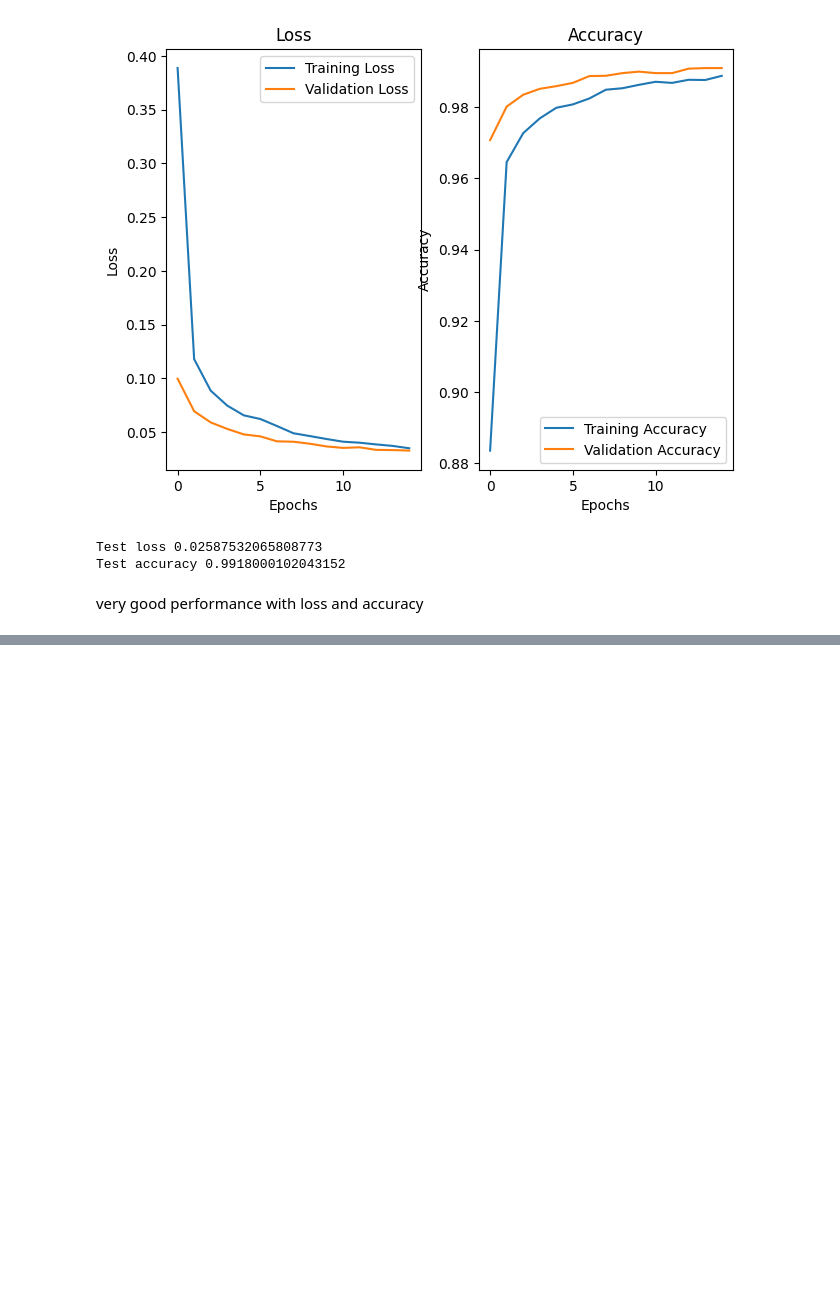
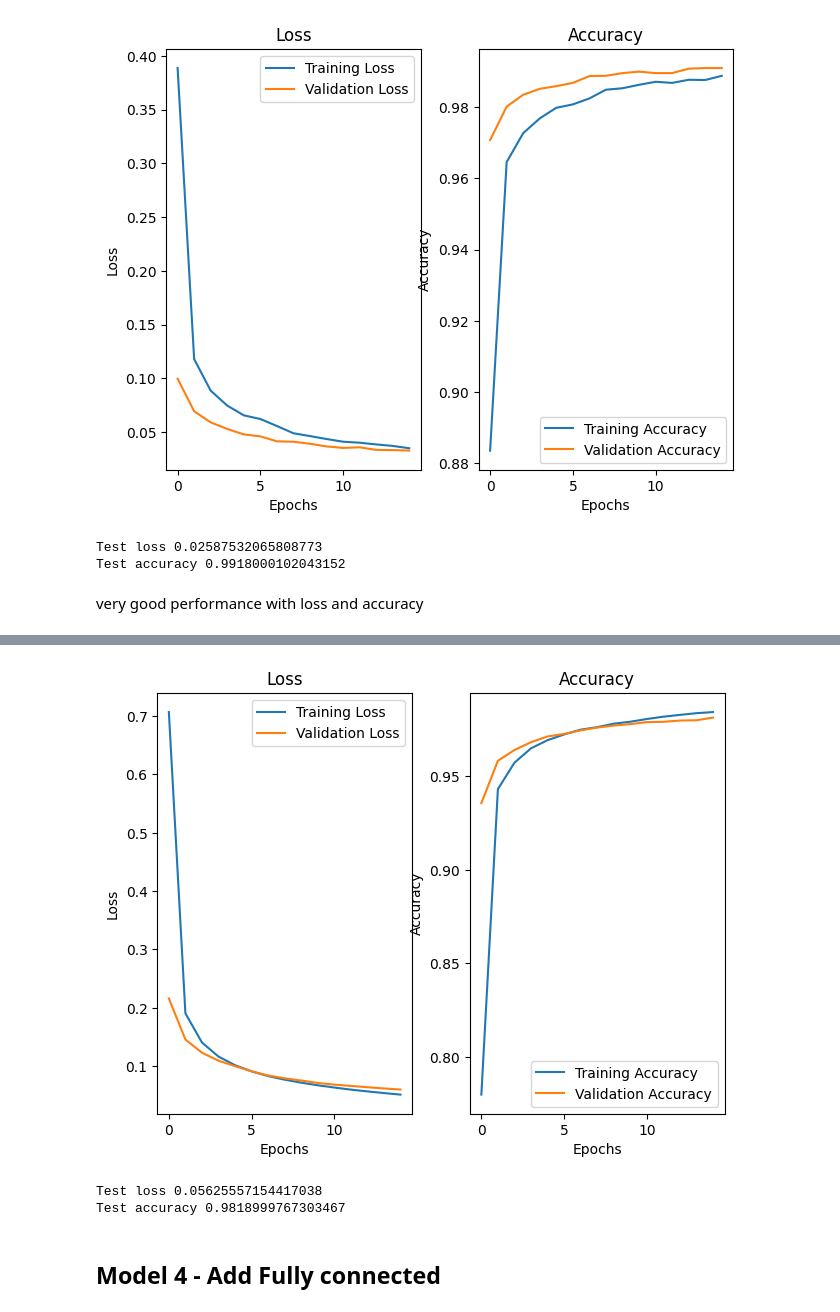
Before and after one commit to LucaPerf/Assignement-Advanced-ML, a Jupyter notebook: Assignment_3/Assignment_Perfetti.ipynb, the cells around one changed output, grey strips where cells are left out. Drawn from its saved outputs; the diff is of its cells as text; code cells hidden in the pictures; blank space fills up the shorter version.

```diff
--- a/Assignment_3/Assignment_Perfetti.ipynb
+++ b/Assignment_3/Assignment_Perfetti.ipynb
@@ -192,0 +341,25 @@ Test accuracy 0.18889999389648438
+# %%
+input_shape = (28,28,1)
+
+model_3 = keras.Sequential(
+    [
+        keras.Input(shape=input_shape),
+
+        # Primo layer convuluzionale
+        layers.Conv2D(8, kernel_size=(3,3), activation='relu'),
+        layers.MaxPooling2D(pool_size=(2,2)),
+
+        # Secondo layer convuluzionale
+        layers.Conv2D(12, kernel_size=(4,4), activation='relu'),
+        layers.MaxPooling2D(pool_size=(2,2)),
+
+        # Terzo layer convuluzionale
+        layers.Conv2D(16, kernel_size=(4,4), activation='relu'),
+        layers.MaxPooling2D(pool_size=(2,2)),
+
+        layers.Flatten(),
+        layers.Dense(num_classes, activation='softmax')
+    ]
+)
+
+model_3.summary()
@@ -192,0 +390,6 @@ Test accuracy 0.18889999389648438
+# %%
+batch_size = 128
+epochs = 15
+
+model_3.compile(loss='categorical_crossentropy', optimizer='adam', metrics=['accuracy'])
+history3 = model_3.fit(x_train, y_train, batch_size=batch_size, epochs=epochs, validation_split=0.2)
@@ -192,0 +414,13 @@ Test accuracy 0.18889999389648438
+# %%
+plot_performance(history3)
+# %% [output]
+[figure, added]
+# %%
+score = model_3.evaluate(x_test, y_test, verbose=0)
+print('Test loss', score[0])
+print('Test accuracy', score[1])
+# %% [output]
+Test loss 0.05625557154417038
+Test accuracy 0.9818999767303467
+# %% [markdown]
+## Model 4 - Add Fully connected
```
Also changed, not shown: parts of 26 cells of this notebook.
